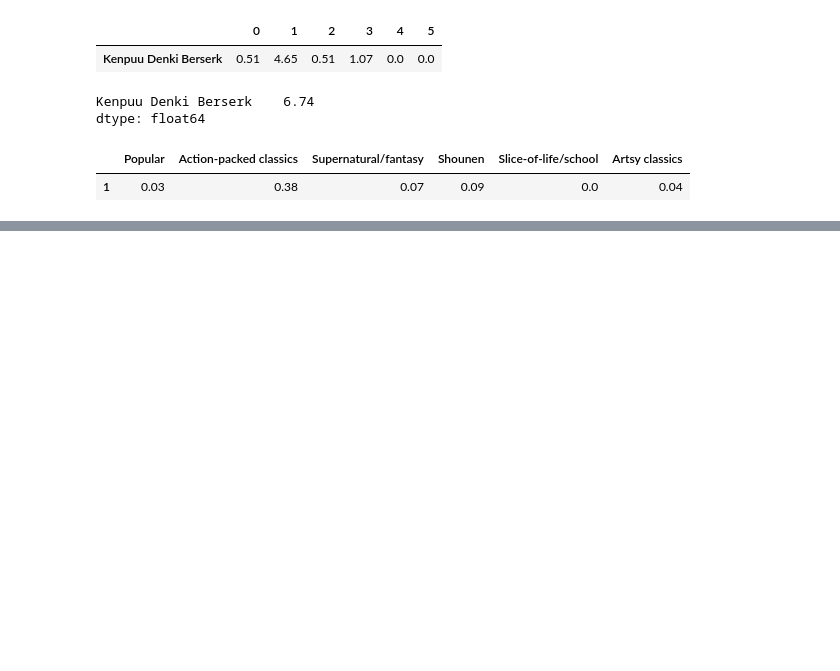
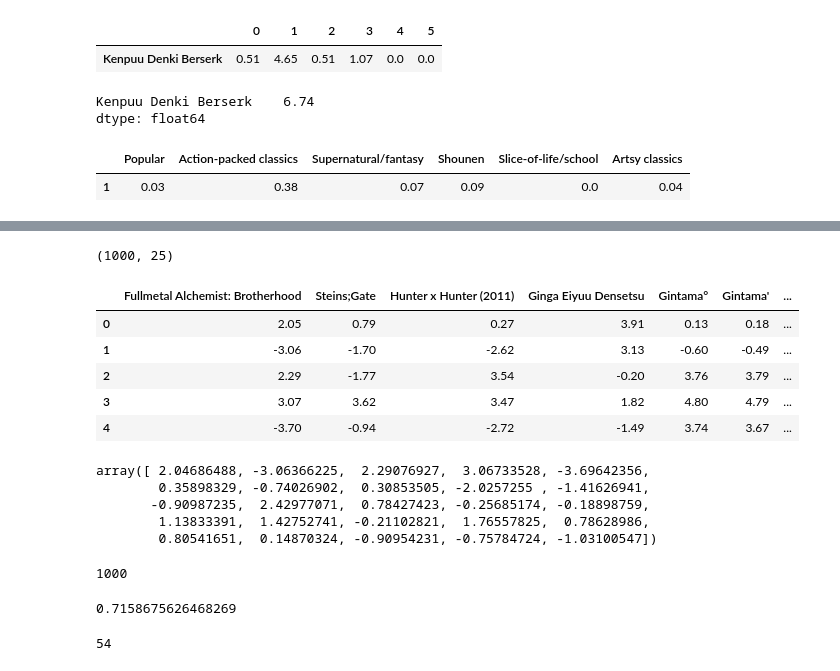
Before and after one commit to binh748/anime-recommender, a Jupyter notebook: notebooks/modeling.ipynb, the cells around one changed output, grey strips where cells are left out. Saved outputs shown, nothing was run; the diff lists cells and outputs as text; code cells hidden in the pictures; blank space fills up the shorter version.

```diff
--- a/notebooks/modeling.ipynb
+++ b/notebooks/modeling.ipynb
@@ -466,0 +535,38 @@ top_anime_data_1000_df.head(1)
+# %%
+top_anime_pca.shape
+# %% [output]
+(1000, 25)
+# %%
+top_anime_pca_df = pd.DataFrame(top_anime_pca).T
+top_anime_pca_df.columns = anime_titles
+# %%
+top_anime_pca_df.head()
+# %% [output]
+|  | Fullmetal Alchemist: Brotherhood | Steins;Gate | Hunter x Hunter (2011) | Ginga Eiyuu Densetsu | Gintama° | Gintama' | ... |
+| 0 | 2.05 | 0.79 | 0.27 | 3.91 | 0.13 | 0.18 | ... |
+| 1 | -3.06 | -1.70 | -2.62 | 3.13 | -0.60 | -0.49 | ... |
+| 2 | 2.29 | -1.77 | 3.54 | -0.20 | 3.76 | 3.79 | ... |
+| 3 | 3.07 | 3.62 | 3.47 | 1.82 | 4.80 | 4.79 | ... |
+| 4 | -3.70 | -0.94 | -2.72 | -1.49 | 3.74 | 3.67 | ... |
+# %%
+top_anime_pca_df['Fullmetal Alchemist: Brotherhood'].values
+# %% [output]
+array([ 2.04686488, -3.06366225,  2.29076927,  3.06733528, -3.69642356,
+        0.35898329, -0.74026902,  0.30853505, -2.0257255 , -1.41626941,
+       -0.90987235,  2.42977071,  0.78427423, -0.25685174, -0.18898759,
+        1.13833391,  1.42752741, -0.21102821,  1.76557825,  0.78628986,
+        0.80541651,  0.14870324, -0.90954231, -0.75784724, -1.03100547])
+# %%
+anime_pca_dict = {}
+for anime in anime_titles:
+    anime_pca_dict.append()
+# %% [output]
+1000
+# %%
+sum(pca.explained_variance_ratio_)
+# %% [output]
+0.7158675626468269
+# %%
+pca.n_features_
+# %% [output]
+54
```
Also changed, not shown: parts of 21 cells of this notebook, 1 other file.
